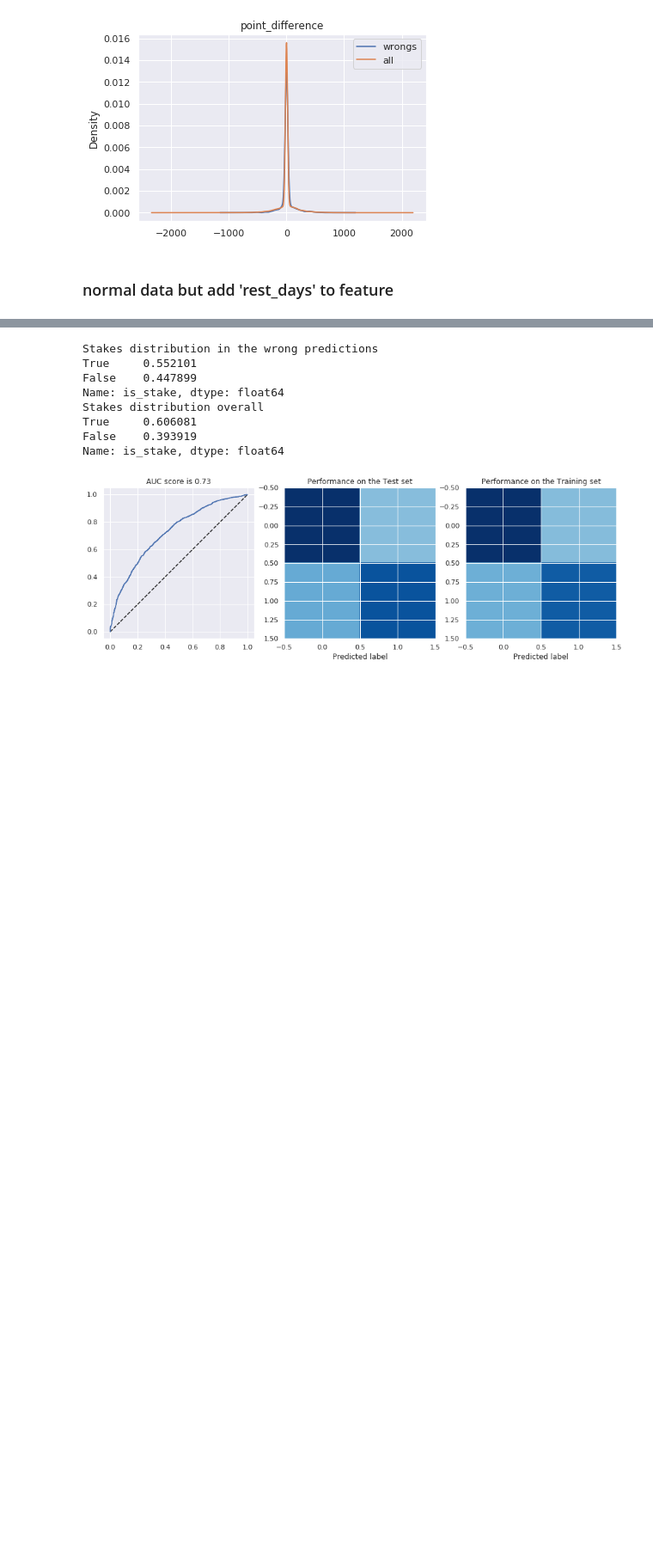
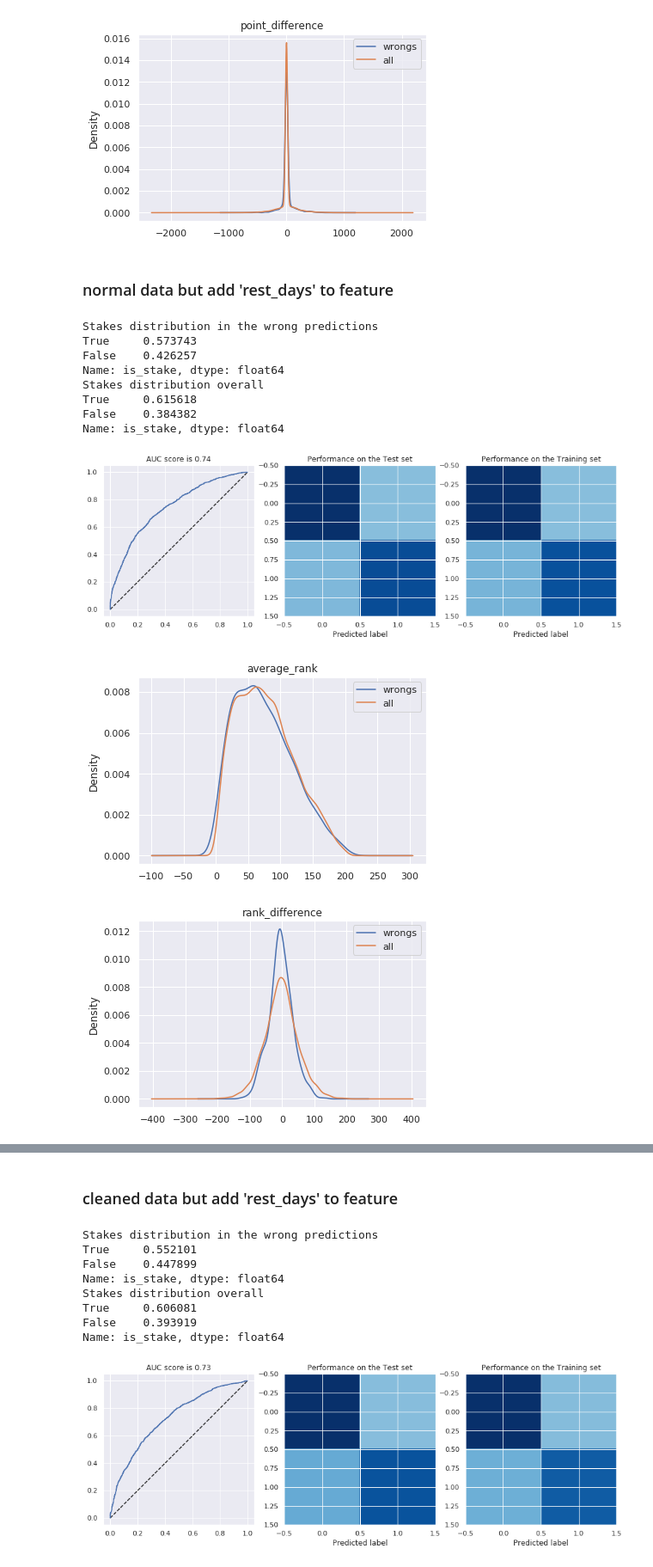
Before and after one commit to melvinmcrn/Project_ML_Soccer-world-cup-2018, a Jupyter notebook: Soccer World Cup 2018 Winner.ipynb, the cells around one changed output, grey strips where cells are left out. Shown at 86% size. Drawn from its saved outputs; the diff is of its cells as text; code cells hidden in the pictures; blank space fills up the shorter version.

```diff
--- a/Soccer World Cup 2018 Winner.ipynb
+++ b/Soccer World Cup 2018 Winner.ipynb
@@ -362,3 +362,29 @@ Name: is_stake, dtype: float64
 [figure]
 # %% [markdown]
 ### normal data but add 'rest_days' to feature
+# %%
+X, y = matches_rank.loc[:,['average_rank', 'rank_difference', 'point_difference', 'is_stake', 'rest_days']], matches_rank['is_won']
+X_train, X_test, y_train, y_test = train_test_split(
+    X, y, test_size=0.2, random_state=42)
+
+logreg = linear_model.LogisticRegression(C=1e-5)
+features = PolynomialFeatures(degree=2)
+model = Pipeline([
+    ('polynomial_features', features),
+    ('logistic_regression', logreg)
+])
+model = model.fit(X_train, y_train)
+
+evaluateModel(model, X_train, X_test, y_train, y_test)
+# %% [output]
+Stakes distribution in the wrong predictions
+True     0.573743
+False    0.426257
+Name: is_stake, dtype: float64
+Stakes distribution overall
+True     0.615618
+False    0.384382
+Name: is_stake, dtype: float64
+[figure, added]
+[figure, added]
+[figure, added]
@@ -365,3 +392,5 @@ Name: is_stake, dtype: float64
+# %% [markdown]
+### cleaned data but add 'rest_days' to feature
 # %%
 X, y = matches_rank_clean.loc[:,['average_rank', 'rank_difference', 'point_difference', 'is_stake', 'rest_days']], matches_rank_clean['is_won']
 X_train, X_test, y_train, y_test = train_test_split(
```
Also changed, not shown: parts of 2 cells of this notebook.
